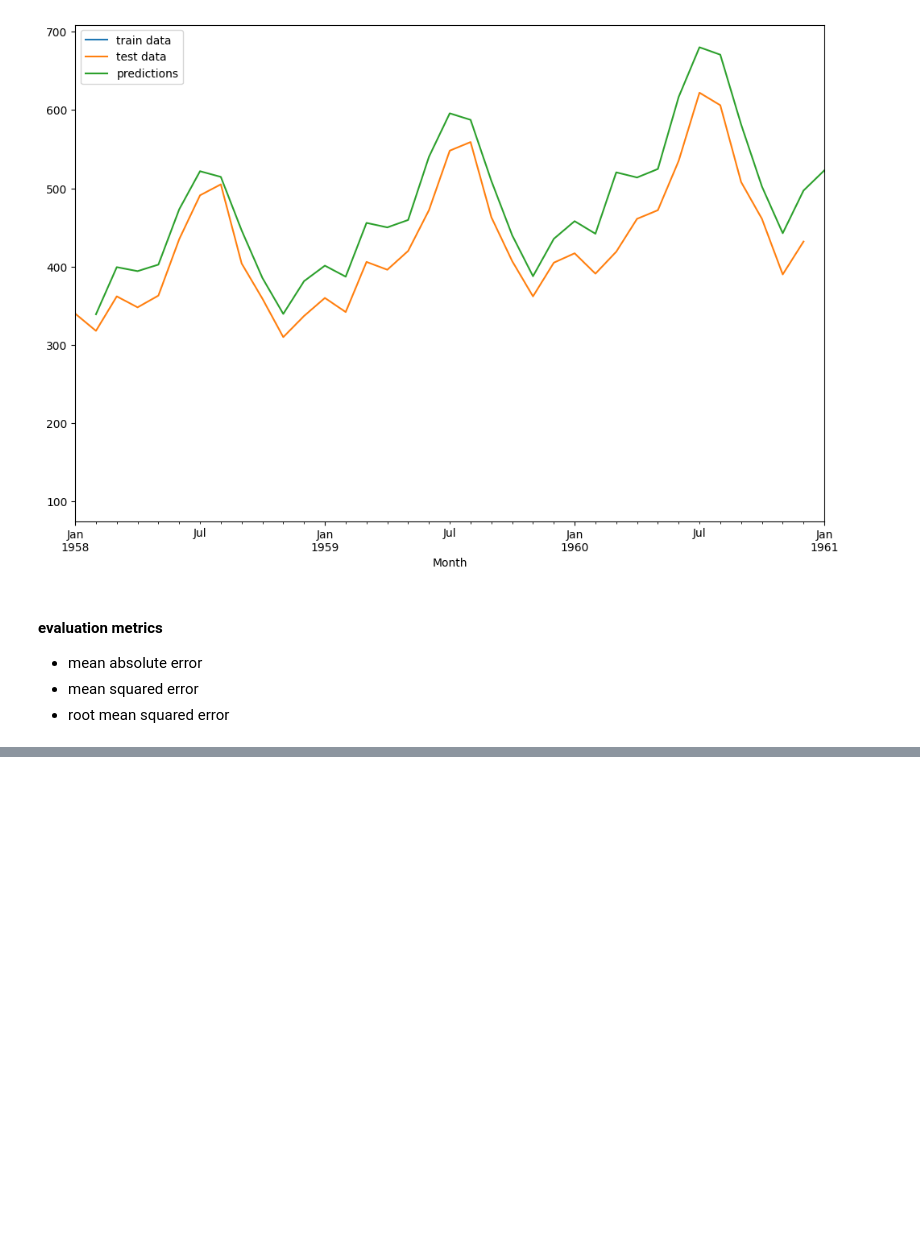
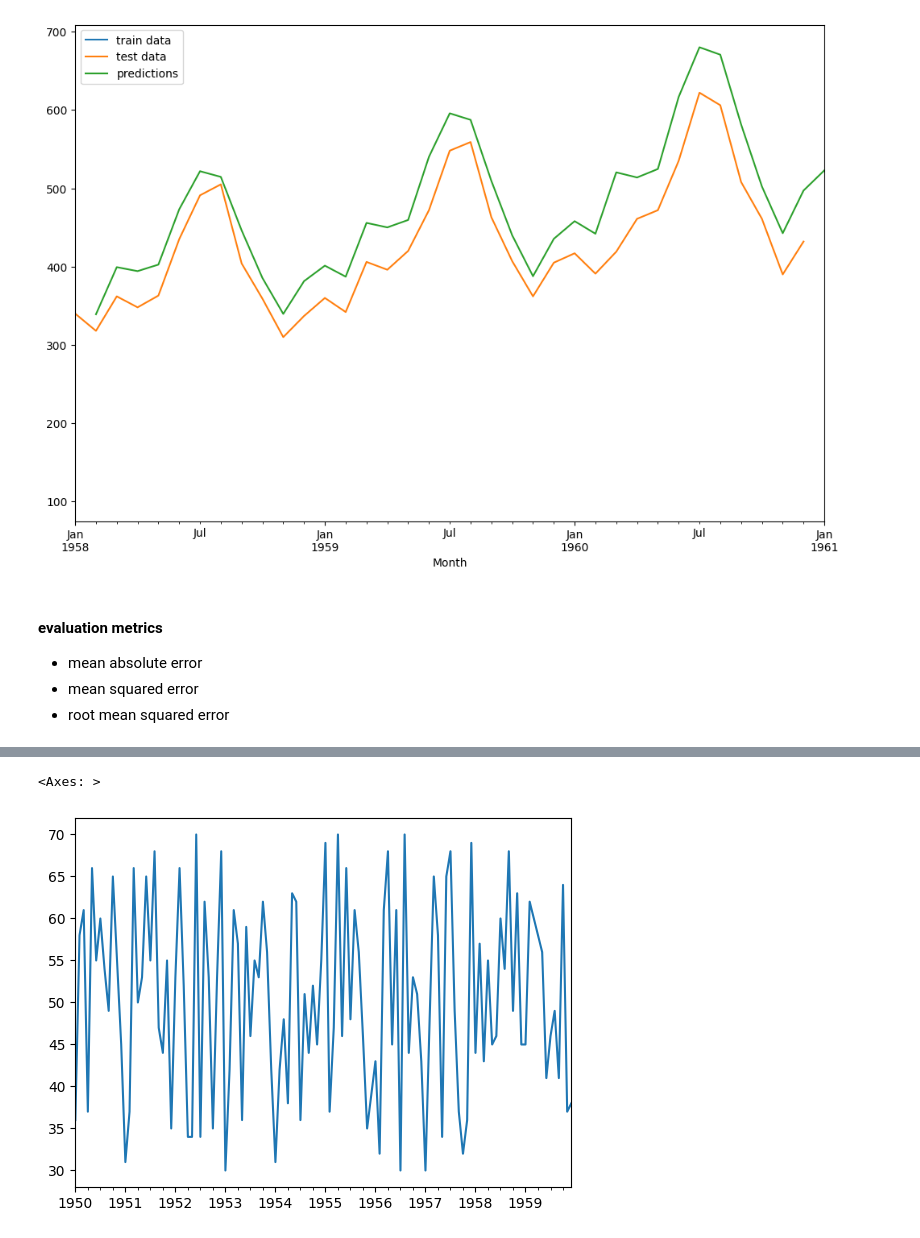
Before and after one commit to depa-tto/Time-Series-Forecasting-and-Analysis-course, a Jupyter notebook: lecture_10.ipynb, the cells around one changed output, grey strips where cells are left out. Saved outputs shown, nothing was run; the diff lists cells and outputs as text; code cells hidden in the pictures; blank space fills up the shorter version.

```diff
--- a/lecture_10.ipynb
+++ b/lecture_10.ipynb
@@ -94,0 +143,2 @@ test_predictions.plot(legend=True,label='predictions',xlim=['1958-01-01','1961-0
+# %%
+df2 = pd.read_csv('./dataset/samples.csv',index_col=0,parse_dates=True)
@@ -94,0 +154,5 @@ test_predictions.plot(legend=True,label='predictions',xlim=['1958-01-01','1961-0
+# %%
+df2['a'].plot() # no seasonality or trend --> stationary data
+# %% [output]
+<Axes: >
+[figure, added]
```
Also changed, not shown: parts of 19 cells of this notebook, 1 other file.
